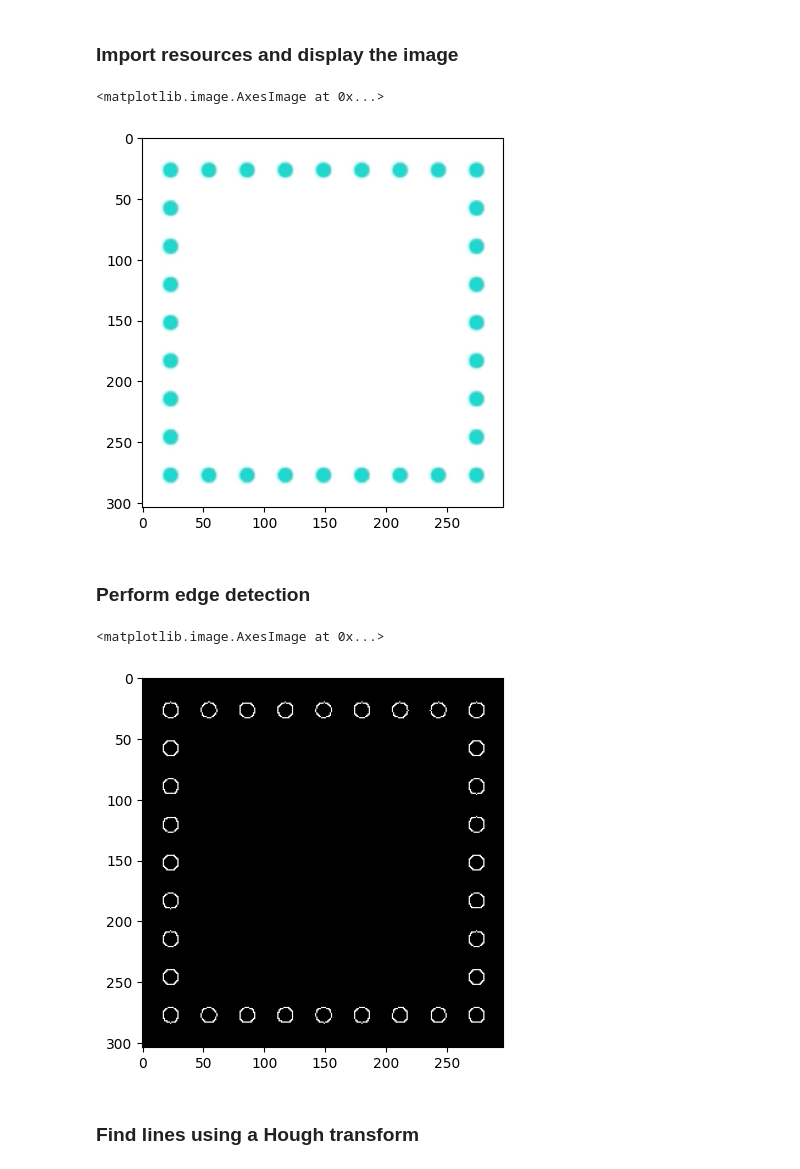
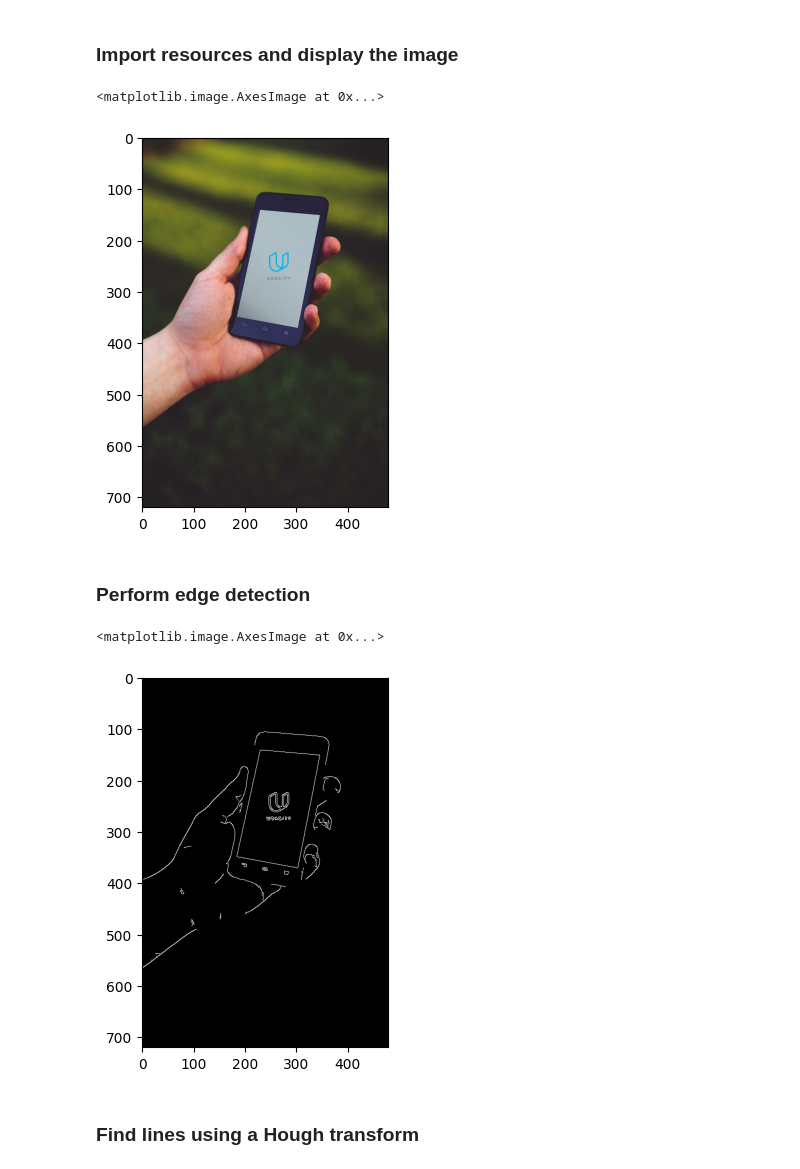
Before and after one commit to RobertIonut19/cd0360-Introduction-to-Computer-Vision, a Jupyter notebook: 1_2_Convolutional_Filters_Edge_Detection/6_1. Hough lines.ipynb, the cells around one changed output. Cells and saved outputs as stored; diff of their text form; code cells hidden in the pictures.

```diff
--- a/1_2_Convolutional_Filters_Edge_Detection/6_1. Hough lines.ipynb
+++ b/1_2_Convolutional_Filters_Edge_Detection/6_1. Hough lines.ipynb
@@ -5,20 +5,21 @@
 # %%
 import numpy as np
 import matplotlib.pyplot as plt
 import cv2
 
 %matplotlib inline
 
 # Read in the image
-image = cv2.imread('images/patrat.png')
+# image = cv2.imread('images/patrat.png')
+image = cv2.imread('images/phone.jpg')
 
 # Change color to RGB (from BGR)
 image = cv2.cvtColor(image, cv2.COLOR_BGR2RGB)
 
 plt.imshow(image)
 # %% [output]
 <matplotlib.image.AxesImage at 0x...>
-[figure, old version]
+[figure, new version]
 # %% [markdown]
 ### Perform edge detection
 # %%
@@ -26,14 +27,14 @@ plt.imshow(image)
 gray = cv2.cvtColor(image, cv2.COLOR_RGB2GRAY)
 
 # Define our parameters for Canny
-low_threshold = 50
-high_threshold = 100
+low_threshold = 70
+high_threshold = 140
 edges = cv2.Canny(gray, low_threshold, high_threshold)
 
 plt.imshow(edges, cmap='gray')
 # %% [output]
 <matplotlib.image.AxesImage at 0x...>
-[figure, old version]
+[figure, new version]
 # %% [markdown]
 ### Find lines using a Hough transform
 # %%
```
Also changed, not shown: parts of 2 cells of this notebook, 5 other files.
